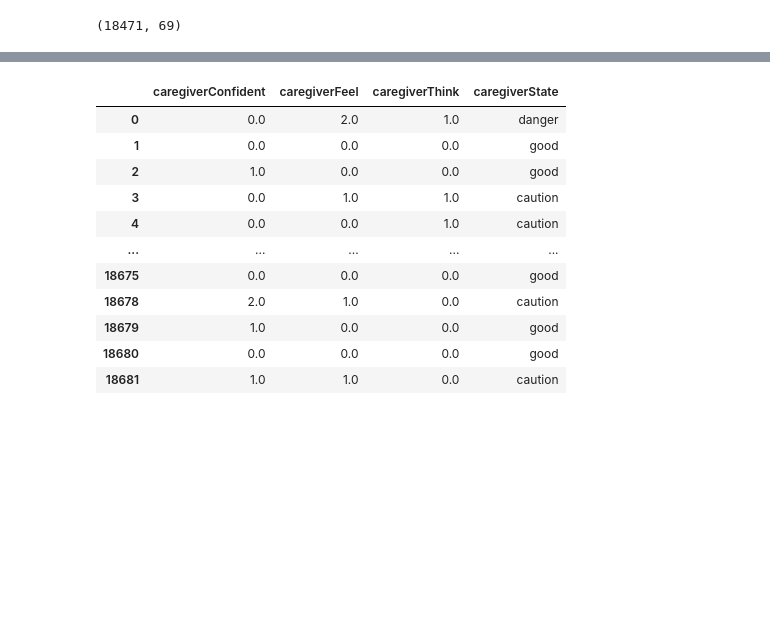
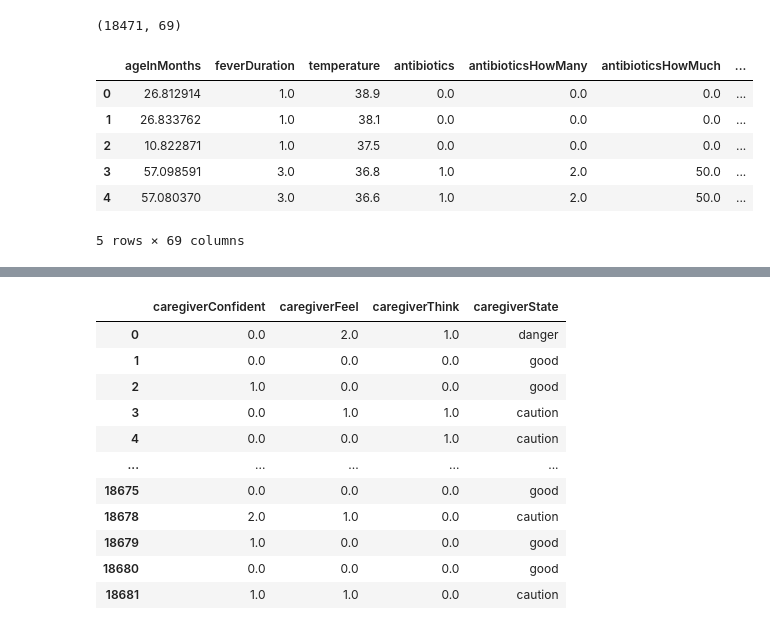
Before and after one commit to janoshr/ffa-model, a Jupyter notebook: preprocess.ipynb, the cells around one changed output, grey strips where cells are left out. Drawn from its saved outputs; the diff is of its cells as text; code cells hidden in the pictures; blank space fills up the shorter version.

```diff
--- a/preprocess.ipynb
+++ b/preprocess.ipynb
@@ -452,16 +473,7 @@ for key in ordinal_categories.keys():
     df_enc = ordinal_encoder(
         df_enc, ordinal_categories[key], key, ordinal_categories[key][key])
 
-# Dropping irrelevant or unused fields
-droppables = [
-    'userId',
-    'id',
-    'illnessId',
-    'patientId',
-    'timestampOfCreation',
-    'timestampOfCreationOnDevice',
-]
-df_parsed = df_enc.drop(columns=droppables)
+df_parsed = df_enc.copy()
 
 # checking which column has the most missing values
 # if it returns the first one there might not be missing values at all
@@ -520,5 +532,15 @@ df_done = set_boundaries(df_imp)
 df_done.shape
 # %% [output]
 (18471, 69)
+# %%
+df_done.head()
+# %% [output]
+|  | ageInMonths | feverDuration | temperature | antibiotics | antibioticsHowMany | antibioticsHowMuch | ... |
+| 0 | 26.812914 | 1.0 | 38.9 | 0.0 | 0.0 | 0.0 | ... |
+| 1 | 26.833762 | 1.0 | 38.1 | 0.0 | 0.0 | 0.0 | ... |
+| 2 | 10.822871 | 1.0 | 37.5 | 0.0 | 0.0 | 0.0 | ... |
+| 3 | 57.098591 | 3.0 | 36.8 | 1.0 | 2.0 | 50.0 | ... |
+| 4 | 57.080370 | 3.0 | 36.6 | 1.0 | 2.0 | 50.0 | ... |
+5 rows × 69 columns
 # %%
 df_done.to_csv('data/processed_data.csv', index=False)
```
Also changed, not shown: parts of 4 cells of this notebook, 3 other files.
